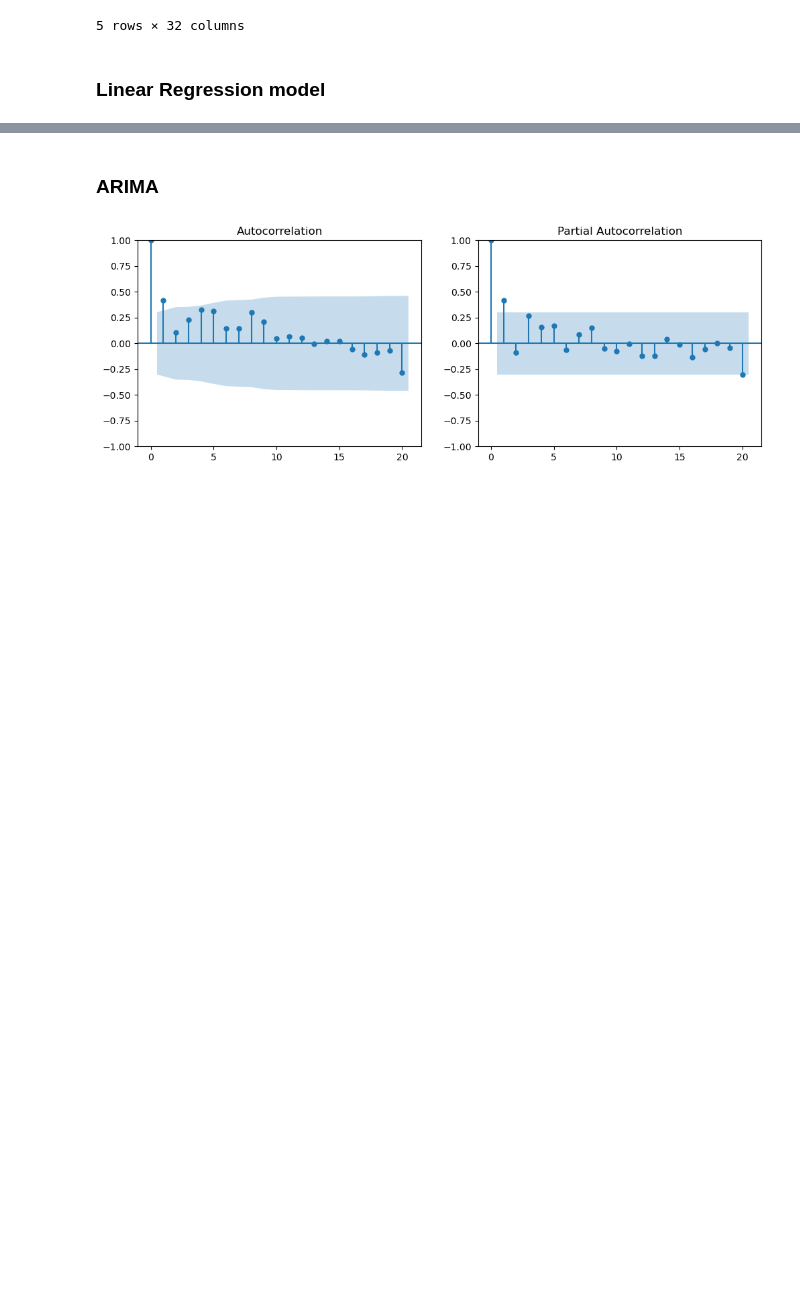
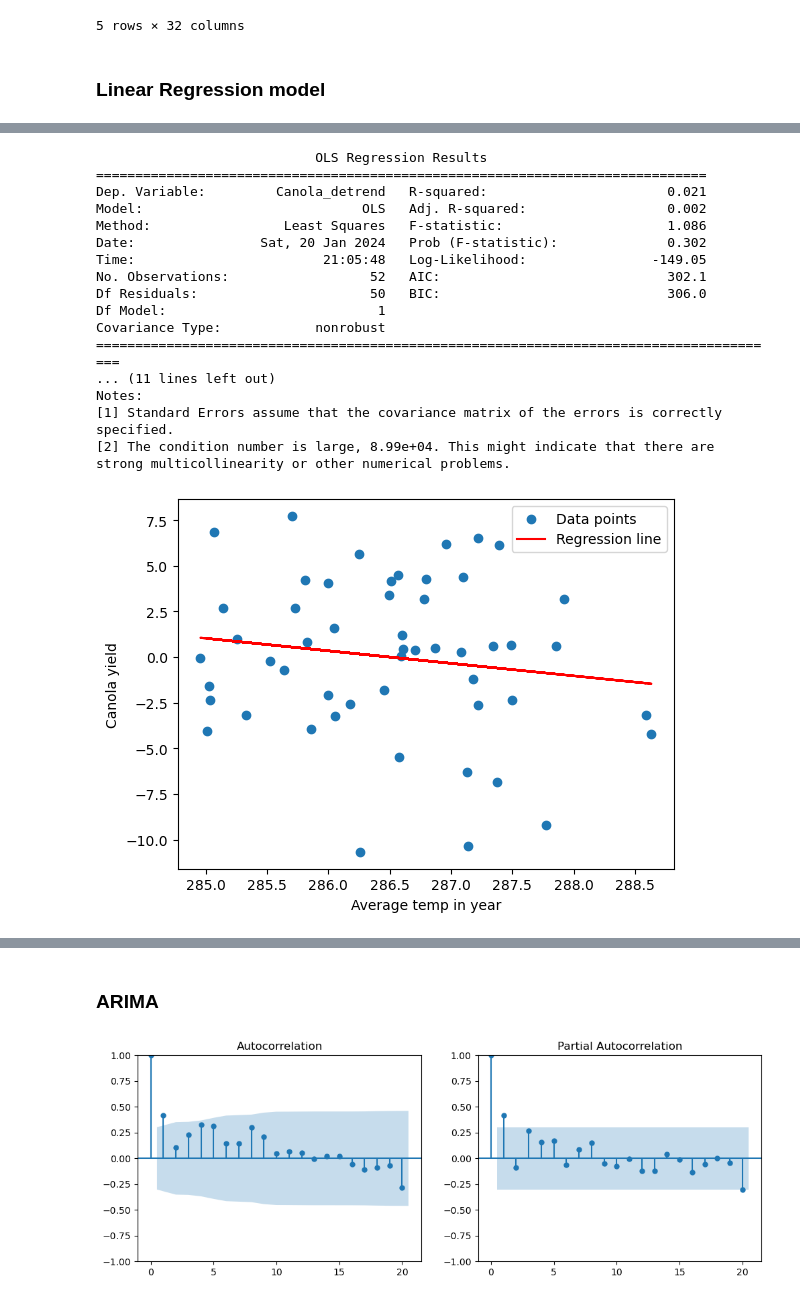
Before and after one commit to Laura-Pldk/Canola_Yield_Prediction, a Jupyter notebook: notebooks/Canola_presentation.ipynb, the cells around one changed output, grey strips where cells are left out. Saved outputs shown, nothing was run; the diff lists cells and outputs as text; code cells hidden in the pictures; blank space fills up the shorter version.

```diff
--- a/notebooks/Canola_presentation.ipynb
+++ b/notebooks/Canola_presentation.ipynb
@@ -811,0 +897,44 @@ Notes:
+# %%
+# average temp in year
+
+y = canola_lr.iloc[:, 0]
+X_1 = canola_lr[["average_temp_in_year"]]
+
+X_1 = sm.add_constant(X_1)
+
+model = sm.OLS(y, X_1)
+results_one = model.fit()
+
+print(results_one.summary())
+
+plt.scatter(canola_lr[["average_temp_in_year"]], canola_lr[["Canola_detrend"]], label='Data points')
+
+# Plot the regression line
+plt.plot(canola_lr[["average_temp_in_year"]], results_one.predict(), color='red', label='Regression line')
+
+# Add labels and a legend
+plt.xlabel('Average temp in year')
+plt.ylabel('Canola yield')
+plt.legend()
+
+# Show the plot
+plt.show()
+# %% [output]
+                            OLS Regression Results
+==============================================================================
+Dep. Variable:         Canola_detrend   R-squared:                       0.021
+Model:                            OLS   Adj. R-squared:                  0.002
+Method:                 Least Squares   F-statistic:                     1.086
+Date:                Sat, 20 Jan 2024   Prob (F-statistic):              0.302
+Time:                        21:05:48   Log-Likelihood:                -149.05
+No. Observations:                  52   AIC:                             302.1
+Df Residuals:                      50   BIC:                             306.0
+Df Model:                           1
+Covariance Type:            nonrobust
+========================================================================================
+... (11 lines left out)
+Notes:
+[1] Standard Errors assume that the covariance matrix of the errors is correctly specified.
+[2] The condition number is large, 8.99e+04. This might indicate that there are
+strong multicollinearity or other numerical problems.
+[figure, added]
```
Also changed, not shown: parts of 30 cells of this notebook.
